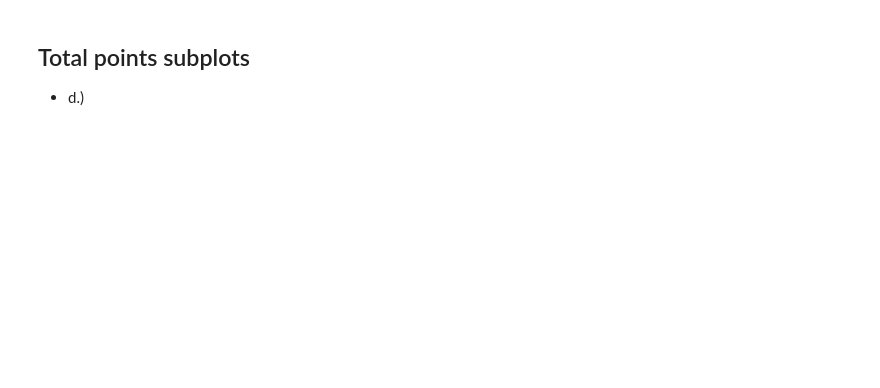
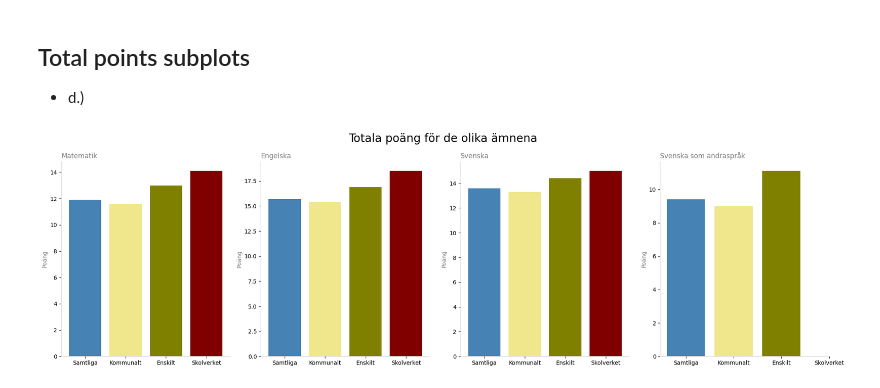
Before and after one commit to Utjiman/Python-Richard-Boden-OPA23, a Jupyter notebook: Labb2/Labb2.ipynb, the cells around one changed output. Cells and saved outputs as stored; diff of their text form; code cells hidden in the pictures; blank space fills up the shorter version.

Commit message:
Subplot with for loop totala poäng

```diff
--- a/Labb2/Labb2.ipynb
+++ b/Labb2/Labb2.ipynb
@@ -114,3 +113,36 @@ plt.show()
 # %% [markdown]
 ## Total points subplots
 - d.)
+# %%
+import numpy as np
+
+# Convert other language total scores to float, setting ".." as NaN
+cleaned_other_lang_total = [np.nan if x == '..' else float(x) for x in other_lang_total]
+
+subjects = [('Matematik', math_total), ('Engelska', english_total), ('Svenska', swedish_total), ('Svenska som andraspråk', cleaned_other_lang_total)] # define the subjects
+labels = ['Samtliga', 'Kommunalt', 'Enskilt', 'Skolverket']  # labels for x-axis
+tick_positions = range(len(labels))  # positions for each x-axis label
+
+fig, axes = plt.subplots(1, 4, figsize=(20, 6))  # Creates 4 subplots
+
+# Loop through each subject and its totals to create individual bar charts
+for ax, (title, totals) in zip(axes, subjects):
+    ax.bar(tick_positions, totals, color=colors)  # Plot bars at predefined postitions.
+    ax.set_title(title, loc="left", color= 'grey')
+    ax.set_xticks(tick_positions)  # Set the positions for the x-ticks
+    ax.set_xticklabels(labels, rotation=0)
+    ax.set_ylabel('Poäng', color='grey')
+    # Hide the right and top spines for a cleaner look
+    ax.spines.right.set_visible(False)
+    ax.spines.top.set_visible(False)
+    # Set the color of the bottom and left spines
+    ax.spines['bottom'].set_color('lightgray')
+    ax.spines['left'].set_color('lightgray')
+
+    fig.suptitle('Totala poäng för de olika ämnena', fontsize= 20) # adds a title for the entire figure
+
+# Adjust the layout to make sure everything fits without overlapping
+plt.tight_layout()
+plt.show()
+# %% [output]
+[figure, added]
```
Also changed, not shown: parts of 3 cells of this notebook, 1 other file.
